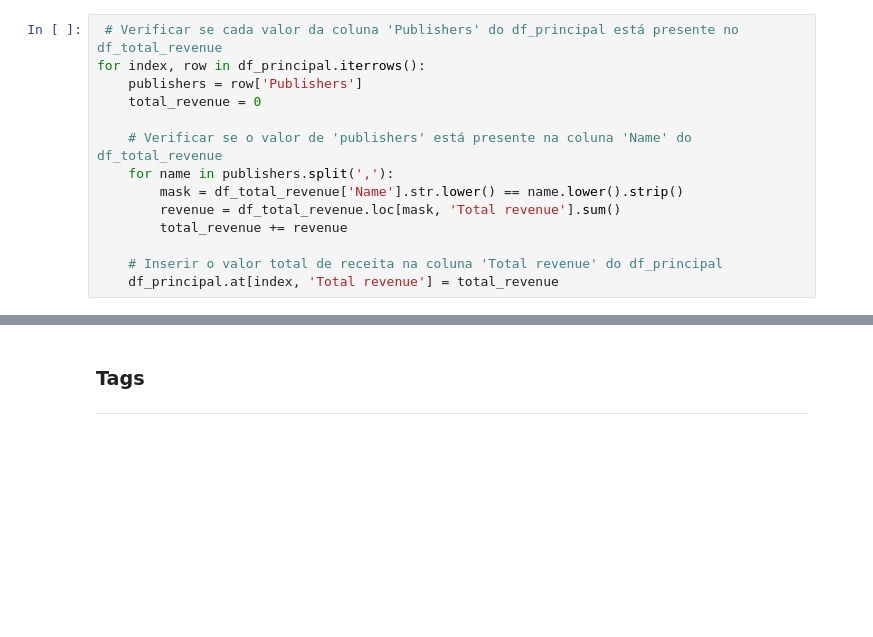
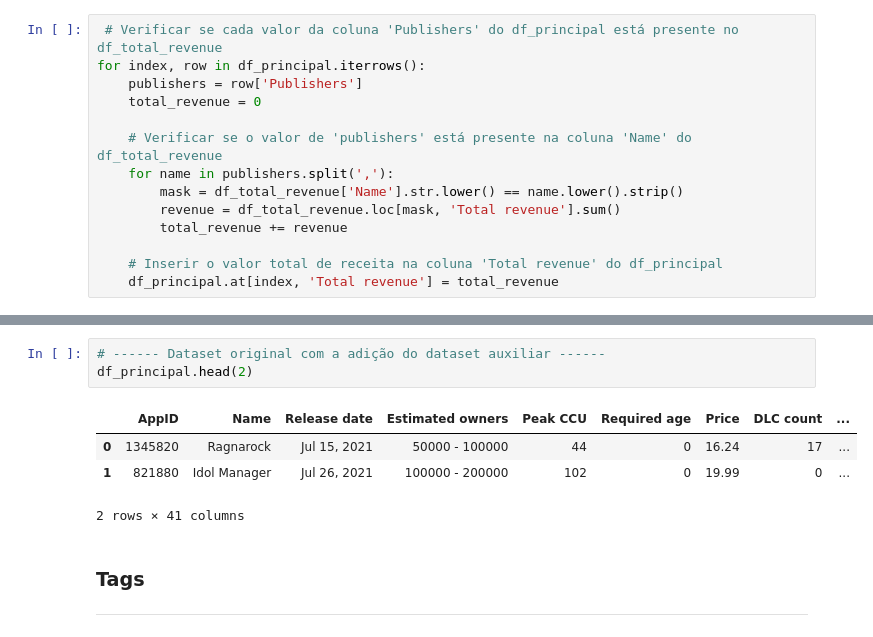
Before and after one commit to LidiaDomingos/RedeJogosSteam, a Jupyter notebook: Projeto.ipynb, the cells around one changed output, grey strips where cells are left out. Cells and saved outputs as stored; diff of their text form; blank space fills up the shorter version.

```diff
--- a/Projeto.ipynb
+++ b/Projeto.ipynb
@@ -303,3 +302,11 @@ df_principal
+# %%
+# ------ Dataset original com a adição do dataset auxiliar ------
+df_principal.head(2)
+# %% [output]
+|  | AppID | Name | Release date | Estimated owners | Peak CCU | Required age | Price | DLC count | ... |
+| 0 | 1345820 | Ragnarock | Jul 15, 2021 | 50000 - 100000 | 44 | 0 | 16.24 | 17 | ... |
+| 1 | 821880 | Idol Manager | Jul 26, 2021 | 100000 - 200000 | 102 | 0 | 19.99 | 0 | ... |
+2 rows × 41 columns
 # %% [markdown]
 ### Tags
 
```
Also changed, not shown: parts of 35 cells of this notebook, 2 other files.
